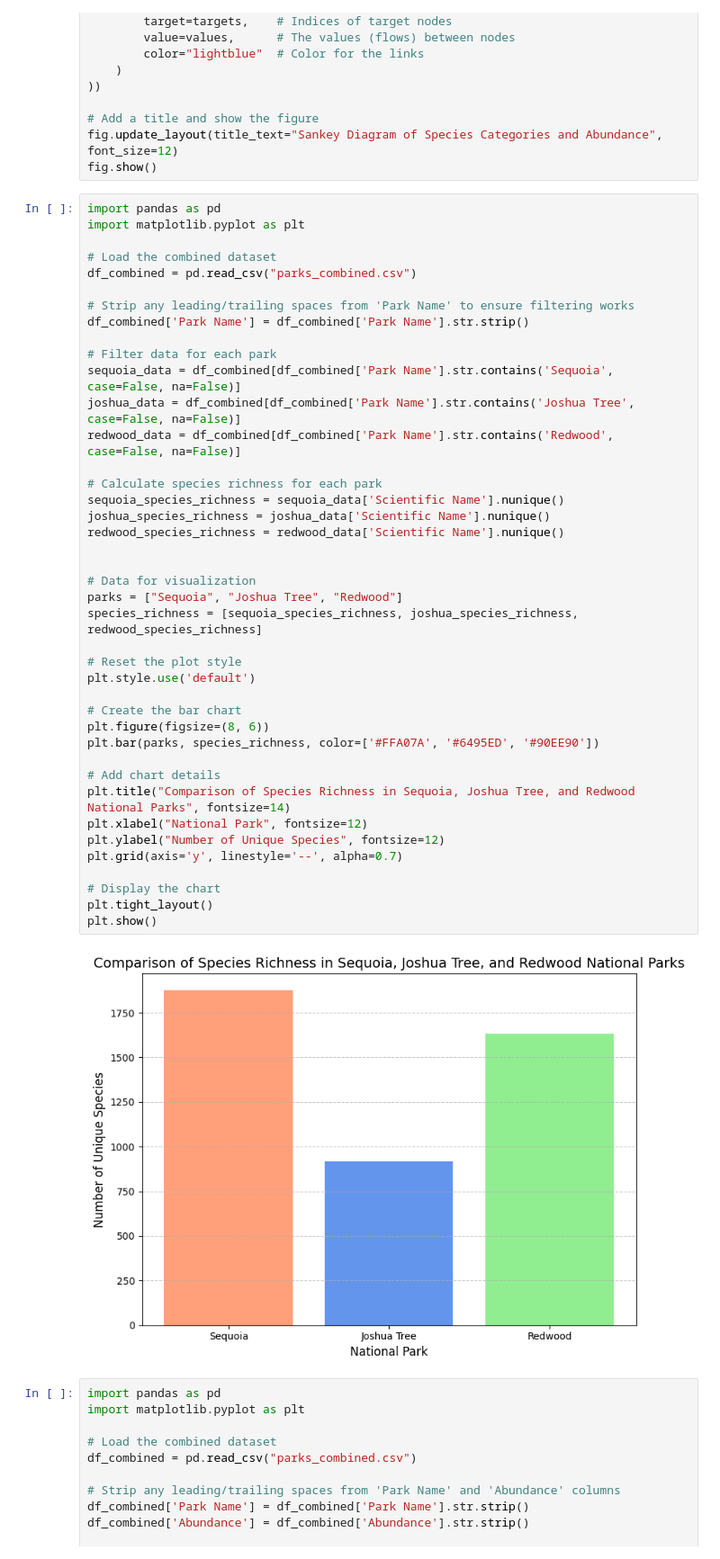
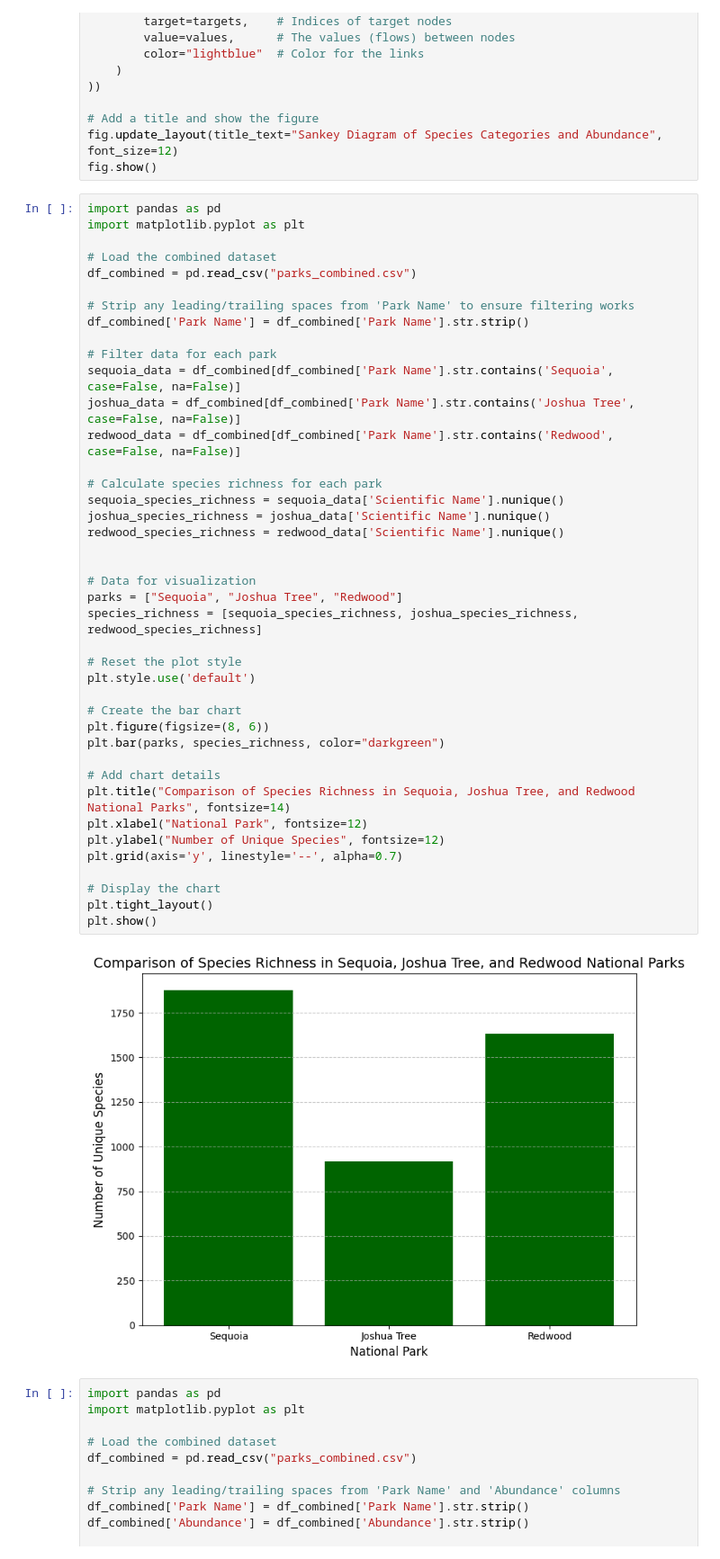
Before and after one commit to jasminechiou/ds4200_final_project-, a Jupyter notebook: cleaning and data visualization .ipynb, the cells around one changed output. Shown at 90% size. Cells and saved outputs as stored; diff of their text form.

```diff
--- a/cleaning and data visualization .ipynb
+++ b/cleaning and data visualization .ipynb
@@ -347,35 +347,35 @@ df_combined['Park Name'] = df_combined['Park Name'].str.strip()
 sequoia_data = df_combined[df_combined['Park Name'].str.contains('Sequoia', case=False, na=False)]
 joshua_data = df_combined[df_combined['Park Name'].str.contains('Joshua Tree', case=False, na=False)]
 redwood_data = df_combined[df_combined['Park Name'].str.contains('Redwood', case=False, na=False)]
 
 # Calculate species richness for each park
 sequoia_species_richness = sequoia_data['Scientific Name'].nunique()
 joshua_species_richness = joshua_data['Scientific Name'].nunique()
 redwood_species_richness = redwood_data['Scientific Name'].nunique()
 
 
 # Data for visualization
 parks = ["Sequoia", "Joshua Tree", "Redwood"]
 species_richness = [sequoia_species_richness, joshua_species_richness, redwood_species_richness]
 
 # Reset the plot style
 plt.style.use('default')
 
 # Create the bar chart
 plt.figure(figsize=(8, 6))
-plt.bar(parks, species_richness, color=['#FFA07A', '#6495ED', '#90EE90'])
+plt.bar(parks, species_richness, color="darkgreen")
 
 # Add chart details
 plt.title("Comparison of Species Richness in Sequoia, Joshua Tree, and Redwood National Parks", fontsize=14)
 plt.xlabel("National Park", fontsize=12)
 plt.ylabel("Number of Unique Species", fontsize=12)
 plt.grid(axis='y', linestyle='--', alpha=0.7)
 
 # Display the chart
 plt.tight_layout()
 plt.show()
 # %% [output]
-[figure, old version]
+[figure, new version]
 # %%
 import pandas as pd
 import matplotlib.pyplot as plt
```
Also changed, not shown: parts of 1 cell of this notebook, 4 other files.
